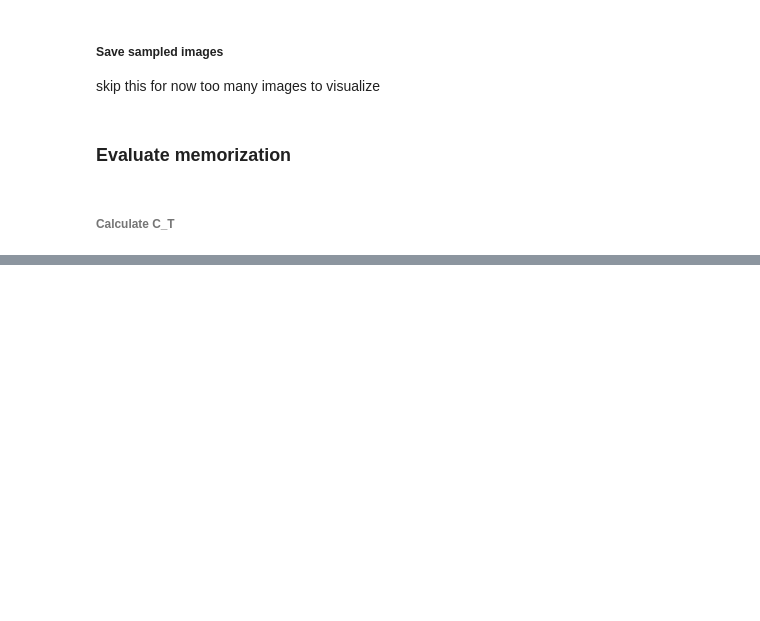
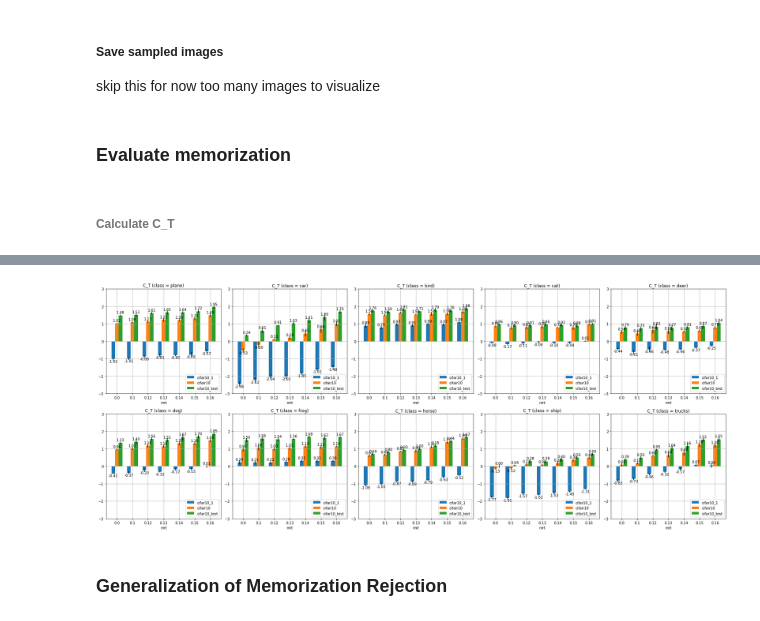
Before and after one commit to jybai/MRGAN, a Jupyter notebook: notebooks/compare_mrts.ipynb, the cells around one changed output, grey strips where cells are left out. Cells and saved outputs as stored; diff of their text form; code cells hidden in the pictures; blank space fills up the shorter version.

```diff
--- a/notebooks/compare_mrts.ipynb
+++ b/notebooks/compare_mrts.ipynb
@@ -474,0 +547,6 @@ n_class = 9
+# %%
+plot_C_T(all_class_stats['diffaug'], savefig_fname='data_copying_metrics(cifar10_diffaug).pdf')
+# %% [output]
+[figure, added]
+# %% [markdown]
+### Generalization of Memorization Rejection
```
Also changed, not shown: parts of 30 cells of this notebook, 27 other files.
